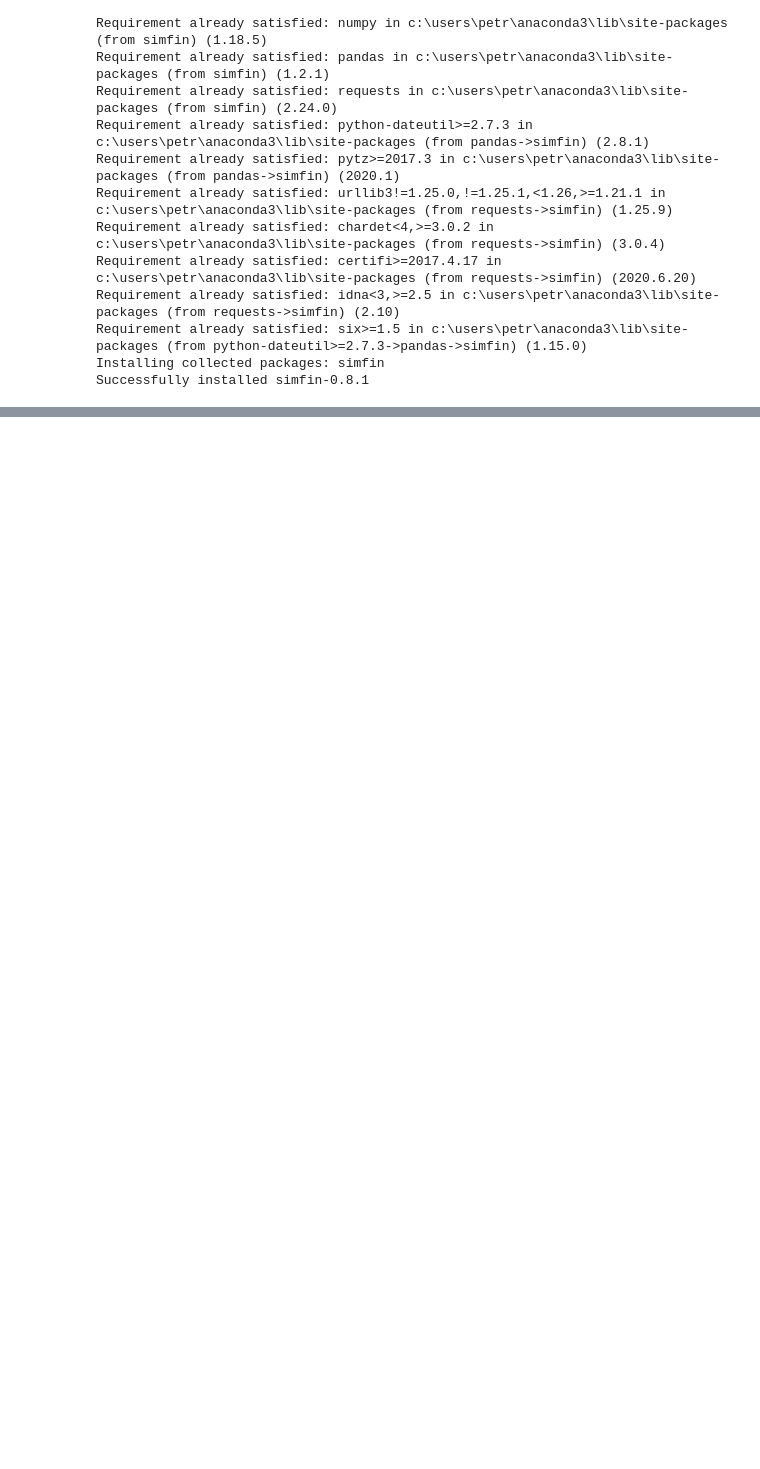
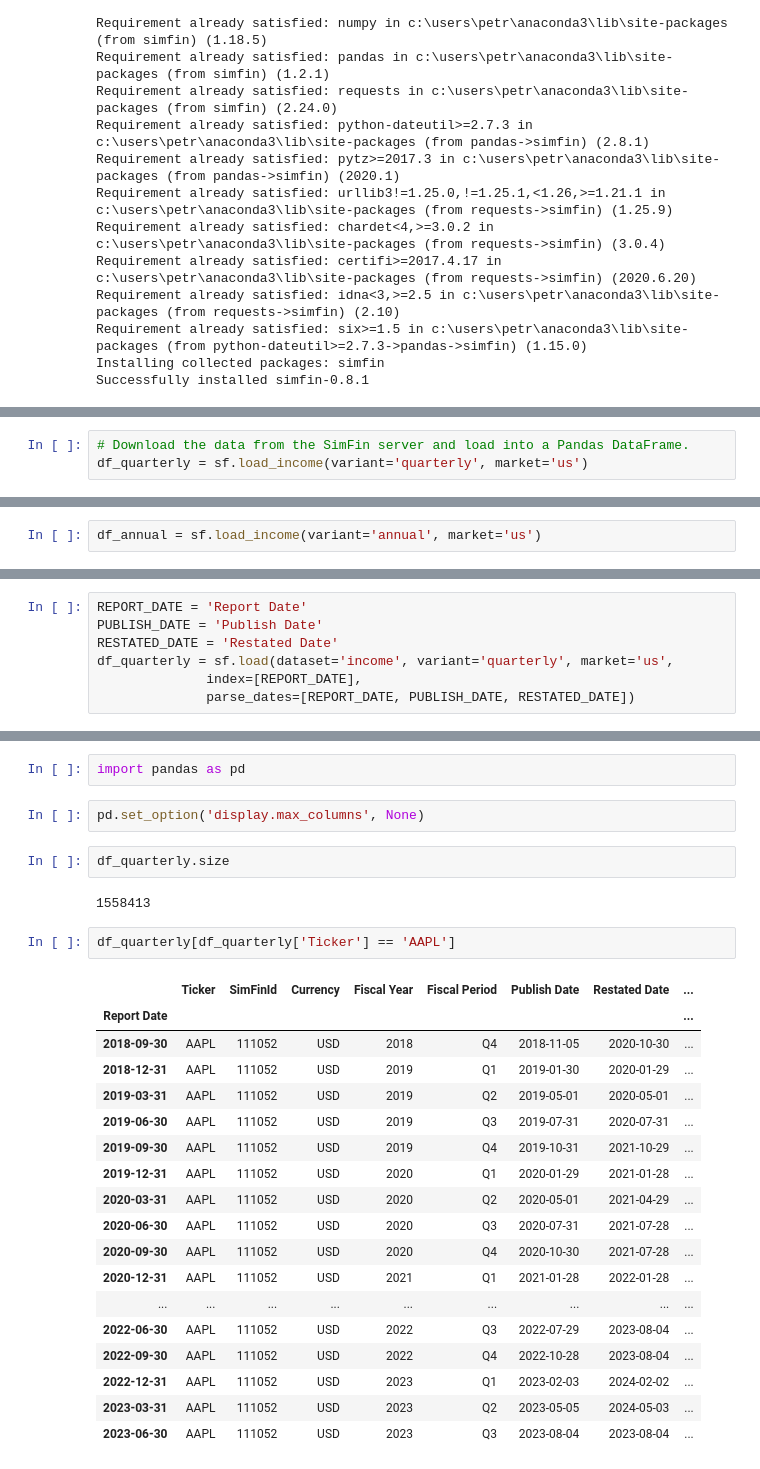
Before and after one commit to kravchukpetr/FinanceProject, a Jupyter notebook: ipynb/Fundamental stats - simfin.ipynb, the cells around one changed output, grey strips where cells are left out. Drawn from its saved outputs; the diff is of its cells as text; blank space fills up the shorter version.

```diff
--- a/ipynb/Fundamental stats - simfin.ipynb
+++ b/ipynb/Fundamental stats - simfin.ipynb
@@ -62,0 +78,3 @@ A      2008-10-31      45846      USD         2008            FY   2008-12-19
+# %%
+# Download the data from the SimFin server and load into a Pandas DataFrame.
+df_quarterly = sf.load_income(variant='quarterly', market='us')
@@ -62,0 +85,2 @@ A      2008-10-31      45846      USD         2008            FY   2008-12-19
+# %%
+df_annual = sf.load_income(variant='annual', market='us')
@@ -99,0 +140,7 @@ df.loc['AAPL']
+# %%
+REPORT_DATE = 'Report Date'
+PUBLISH_DATE = 'Publish Date'
+RESTATED_DATE = 'Restated Date'
+df_quarterly = sf.load(dataset='income', variant='quarterly', market='us',
+              index=[REPORT_DATE],
+              parse_dates=[REPORT_DATE, PUBLISH_DATE, RESTATED_DATE])
@@ -99,0 +183,29 @@ df.loc['AAPL']
+# %%
+import pandas as pd
+# %%
+pd.set_option('display.max_columns', None)
+# %%
+df_quarterly.size
+# %% [output]
+1558413
+# %%
+df_quarterly[df_quarterly['Ticker'] == 'AAPL']
+# %% [output]
+|  | Ticker | SimFinId | Currency | Fiscal Year | Fiscal Period | Publish Date | Restated Date | ... |
+| Report Date |  |  |  |  |  |  |  | ... |
+| 2018-09-30 | AAPL | 111052 | USD | 2018 | Q4 | 2018-11-05 | 2020-10-30 | ... |
+| 2018-12-31 | AAPL | 111052 | USD | 2019 | Q1 | 2019-01-30 | 2020-01-29 | ... |
+| 2019-03-31 | AAPL | 111052 | USD | 2019 | Q2 | 2019-05-01 | 2020-05-01 | ... |
+| 2019-06-30 | AAPL | 111052 | USD | 2019 | Q3 | 2019-07-31 | 2020-07-31 | ... |
+| 2019-09-30 | AAPL | 111052 | USD | 2019 | Q4 | 2019-10-31 | 2021-10-29 | ... |
+| 2019-12-31 | AAPL | 111052 | USD | 2020 | Q1 | 2020-01-29 | 2021-01-28 | ... |
+| 2020-03-31 | AAPL | 111052 | USD | 2020 | Q2 | 2020-05-01 | 2021-04-29 | ... |
+| 2020-06-30 | AAPL | 111052 | USD | 2020 | Q3 | 2020-07-31 | 2021-07-28 | ... |
+| 2020-09-30 | AAPL | 111052 | USD | 2020 | Q4 | 2020-10-30 | 2021-07-28 | ... |
+| 2020-12-31 | AAPL | 111052 | USD | 2021 | Q1 | 2021-01-28 | 2022-01-28 | ... |
+| ... | ... | ... | ... | ... | ... | ... | ... | ... |
+| 2022-06-30 | AAPL | 111052 | USD | 2022 | Q3 | 2022-07-29 | 2023-08-04 | ... |
+| 2022-09-30 | AAPL | 111052 | USD | 2022 | Q4 | 2022-10-28 | 2023-08-04 | ... |
+| 2022-12-31 | AAPL | 111052 | USD | 2023 | Q1 | 2023-02-03 | 2024-02-02 | ... |
+| 2023-03-31 | AAPL | 111052 | USD | 2023 | Q2 | 2023-05-05 | 2024-05-03 | ... |
+| 2023-06-30 | AAPL | 111052 | USD | 2023 | Q3 | 2023-08-04 | 2023-08-04 | ... |
```
Also changed, not shown: parts of 49 cells of this notebook, 6 other files.
